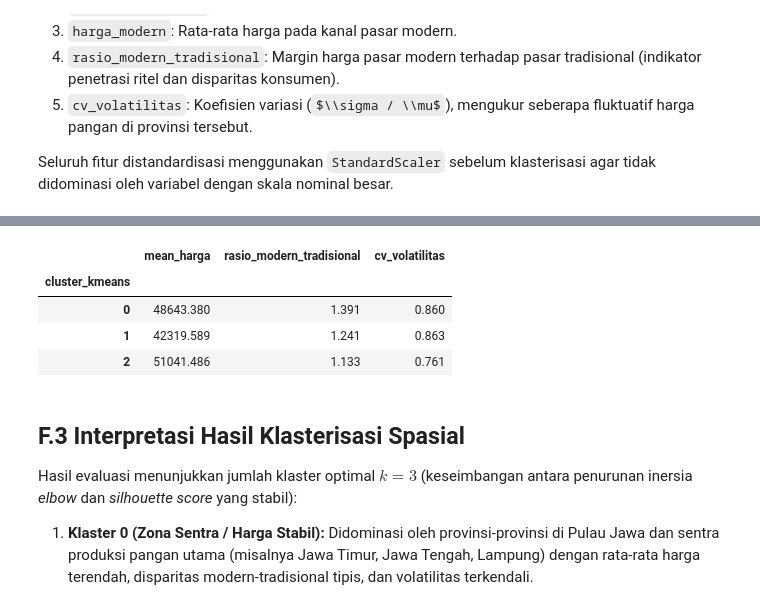
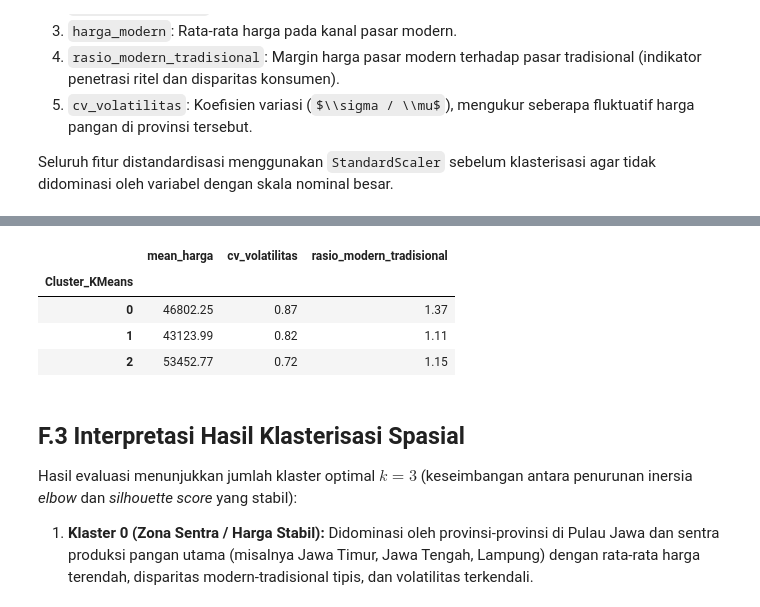
Before and after one commit to Abhiprayaa29/1_IFB_RestuBapak, a Jupyter notebook: Projek_Akhir_Data_Science.ipynb, the cells around one changed output, grey strips where cells are left out. Cells and saved outputs as stored; diff of their text form; code cells hidden in the pictures; some formulas as TeX source.

```diff
--- a/Projek_Akhir_Data_Science.ipynb
+++ b/Projek_Akhir_Data_Science.ipynb
@@ -2523,70 +2526,70 @@ Indonesia memiliki 34 provinsi dengan kondisi geografis (kepulauan vs daratan),
 
 Seluruh fitur distandardisasi menggunakan `StandardScaler` sebelum klasterisasi agar tidak didominasi oleh variabel dengan skala nominal besar.
 # %%
-# F.2 Modul IV & Modul V: K-Means dan Hierarchical Clustering 34 Provinsi
+# F.2 Modul IV & Modul V: K-Means dan Hierarchical Clustering (Gaya Modul 4 & 5)
+import seaborn as sns
 from sklearn.cluster import KMeans, AgglomerativeClustering
 from scipy.cluster.hierarchy import dendrogram, linkage
 from sklearn.metrics import silhouette_score
+from sklearn.preprocessing import StandardScaler
 
-# 1. Agregasi fitur spasial provinsi dari panel bersih
+# 1. Menyiapkan Fitur Spasial 34 Provinsi
 piv_prov = panel.pivot_table(index="Provinsi", columns="Kanal_Pasar", values="Harga_bersih", aggfunc="mean")
 cv_prov = panel.groupby("Provinsi")["Harga_bersih"].apply(lambda x: x.std() / x.mean()).rename("cv_volatilitas")
 mean_prov = panel.groupby("Provinsi")["Harga_bersih"].mean().rename("mean_harga")
 
 prov_feat = pd.DataFrame(index=piv_prov.index)
 prov_feat["mean_harga"] = mean_prov
-prov_feat["harga_tradisional"] = piv_prov["pasar_tradisional"]
-prov_feat["harga_modern"] = piv_prov["pasar_modern"]
+prov_feat["cv_volatilitas"] = cv_prov
 prov_feat["rasio_modern_tradisional"] = piv_prov["pasar_modern"] / piv_prov["pasar_tradisional"]
-prov_feat["cv_volatilitas"] = cv_prov
 
+# 2. Standardisasi Fitur (Modul 4)
+X_clust = prov_feat[["mean_harga", "cv_volatilitas", "rasio_modern_tradisional"]]
 scaler_clust = StandardScaler()
-X_clust = scaler_clust.fit_transform(prov_feat)
+X_clust_scaled = scaler_clust.fit_transform(X_clust)
 
-# 2. Penentuan k optimal dengan Elbow Method dan Silhouette Score (Modul IV)
+# 3. Evaluasi Jumlah Cluster Optimal: Elbow Method (WCSS) & Silhouette Score (Modul 4)
+wcss = []
+sil_scores = []
 k_range = list(range(2, 7))
-inertias = []
-sil_scores = []
+
 for k in k_range:
-    km_test = KMeans(n_clusters=k, random_state=42, n_init=10)
-    km_test.fit(X_clust)
-    inertias.append(km_test.inertia_)
-    sil_scores.append(silhouette_score(X_clust, km_test.labels_))
+    km_test = KMeans(n_clusters=k, init="k-means++", random_state=42, n_init=10)
+    km_test.fit(X_clust_scaled)
+    wcss.append(km_test.inertia_)
+    sil_scores.append(silhouette_score(X_clust_scaled, km_test.labels_))
 
-# Plot fig_f1_elbow_silhouette
 fig, ax1 = plt.subplots(figsize=(8, 4))
 ax2 = ax1.twinx()
-ax1.plot(k_range, inertias, "bo-", label="Inersia (Elbow)")
+ax1.plot(k_range, wcss, "bo-", label="WCSS / Inersia (Elbow)")
 ax2.plot(k_range, sil_scores, "rs--", label="Silhouette Score")
-ax1.set_xlabel("Jumlah Klaster (k)")
-ax1.set_ylabel("Inersia", color="b")
+ax1.set_xlabel("Jumlah Cluster (k)")
+ax1.set_ylabel("WCSS", color="b")
 ax2.set_ylabel("Silhouette Score", color="r")
-plt.title("Evaluasi Jumlah Klaster Optimal 34 Provinsi (K-Means)")
+plt.title("Evaluasi Jumlah Cluster Optimal (Elbow Method & Silhouette Score)")
 fig.tight_layout()
 fig.savefig(FIG_DIR / "fig_f1_elbow_silhouette.png", dpi=300)
 plt.show()
 
-# 3. Fitting K-Means dengan k=3 optimal
-best_k = 3
-km_model = KMeans(n_clusters=best_k, random_state=42, n_init=10)
-prov_feat["cluster_kmeans"] = km_model.fit_predict(X_clust)
+# 4. Fitting K-Means dengan k=3 (Modul 4)
+kmeans = KMeans(n_clusters=3, init="k-means++", random_state=42, n_init=10)
+prov_feat["Cluster_KMeans"] = kmeans.fit_predict(X_clust_scaled)
 
-# 4. Modul V: Hierarchical Clustering (Ward Linkage)
-Z = linkage(X_clust, method="ward")
-agg_model = AgglomerativeClustering(n_clusters=best_k, linkage="ward")
-prov_feat["cluster_hierarchical"] = agg_model.fit_predict(X_clust)
-
-# Plot fig_f2_dendrogram
-fig, ax = plt.subplots(figsize=(10, 6))
-dendrogram(Z, labels=prov_feat.index.tolist(), leaf_rotation=90, leaf_font_size=8, ax=ax)
-ax.set_title("Dendrogram Hierarchical Clustering 34 Provinsi (Ward Linkage)")
-ax.set_ylabel("Jarak Euclidean")
-fig.tight_layout()
-fig.savefig(FIG_DIR / "fig_f2_dendrogram_provinsi.png", dpi=300)
+# 5. Modul 5: Hierarchical Clustering (Dendrogram & Agglomerative)
+Z = linkage(X_clust_scaled, method="ward")
+plt.figure(figsize=(10, 5))
+dendrogram(Z, labels=prov_feat.index.tolist(), leaf_rotation=90, leaf_font_size=8)
+plt.title("Dendrogram Hierarchical Clustering 34 Provinsi (Ward Linkage)")
+plt.ylabel("Jarak Euclidean")
+plt.tight_layout()
+plt.savefig(FIG_DIR / "fig_f2_dendrogram_provinsi.png", dpi=300)
 plt.show()
 
-# Simpan tabel hasil klasterisasi provinsi
+agg = AgglomerativeClustering(n_clusters=3, linkage="ward")
+prov_feat["Cluster_Hierarchical"] = agg.fit_predict(X_clust_scaled)
 prov_feat.to_csv(AUDIT_DIR / "clustering_provinsi.csv")
-print("Profil Rata-rata per Klaster K-Means:")
-display(prov_feat.groupby("cluster_kmeans")[["mean_harga", "rasio_modern_tradisional", "cv_volatilitas"]].mean().round(3))
+
+# 6. Profiling Rata-Rata per Cluster
+print("Tabel Profil Rata-Rata Tiap Cluster K-Means:")
+display(prov_feat.groupby("Cluster_KMeans")[["mean_harga", "cv_volatilitas", "rasio_modern_tradisional"]].mean().round(2))
 # %% [output]
@@ -2594,8 +2597,8 @@ Profil Rata-rata per Klaster K-Means:
-|  | mean_harga | rasio_modern_tradisional | cv_volatilitas |
-| cluster_kmeans |  |  |  |
-| 0 | 48643.380 | 1.391 | 0.860 |
-| 1 | 42319.589 | 1.241 | 0.863 |
-| 2 | 51041.486 | 1.133 | 0.761 |
+|  | mean_harga | cv_volatilitas | rasio_modern_tradisional |
+| Cluster_KMeans |  |  |  |
+| 0 | 46802.25 | 0.87 | 1.37 |
+| 1 | 43123.99 | 0.82 | 1.11 |
+| 2 | 53452.77 | 0.72 | 1.15 |
 # %% [markdown]
 ## F.3 Interpretasi Hasil Klasterisasi Spasial
 
```
Also changed, not shown: parts of 5 cells of this notebook, 3 other files.
